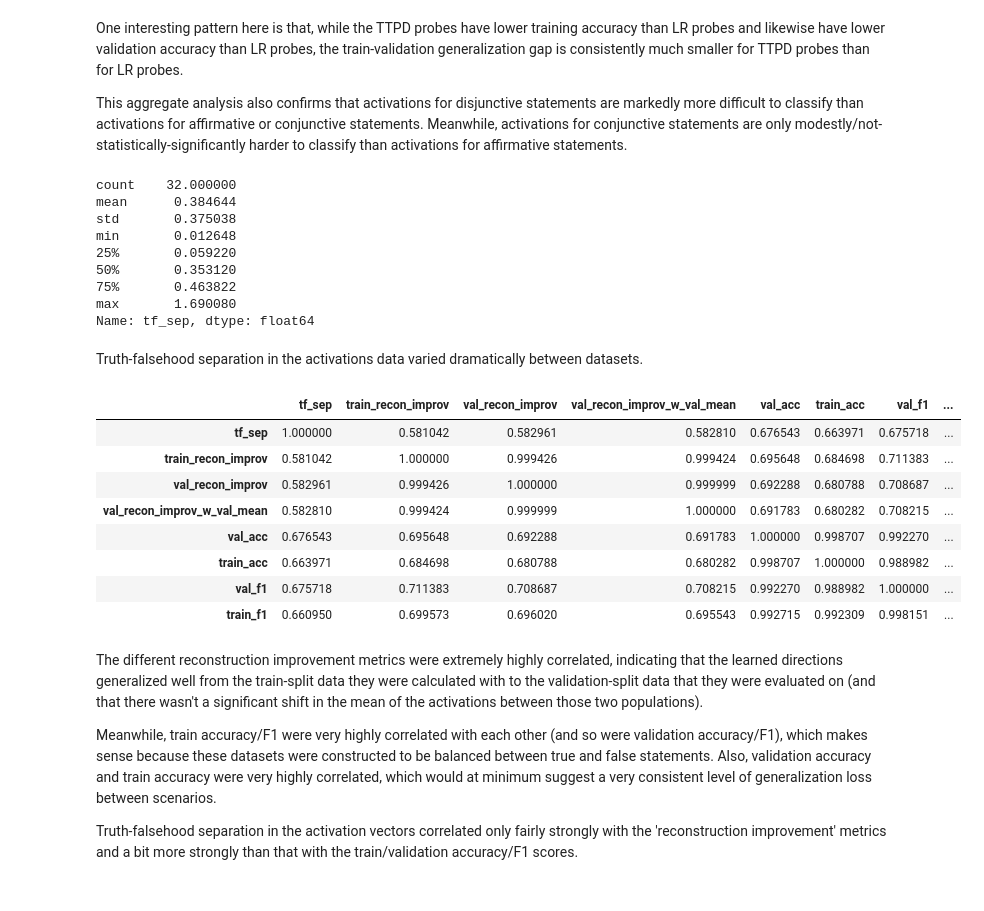
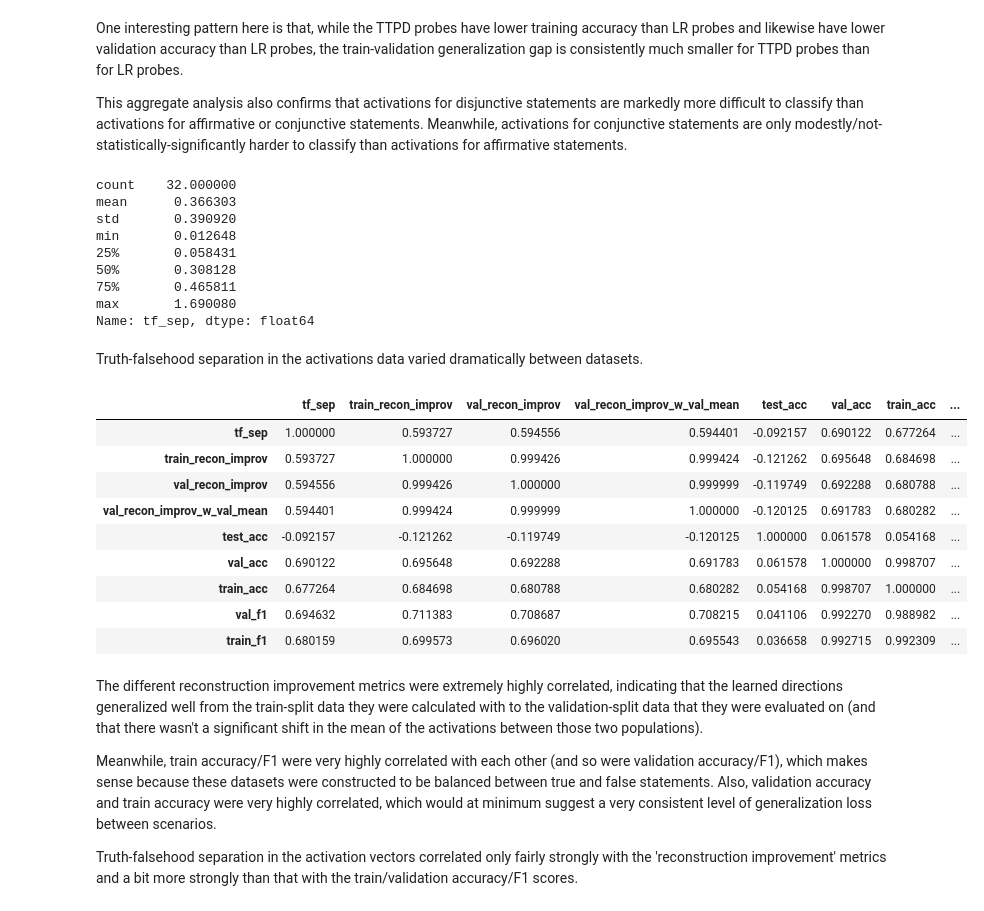
Before and after one commit to BareBeaverBat/TruthIsUniversalInPhi3_5, a Jupyter notebook: analyzing_overall_results.ipynb, the cells around one changed output. Drawn from its saved outputs; the diff is of its cells as text; code cells hidden in the pictures.

```diff
--- a/analyzing_overall_results.ipynb
+++ b/analyzing_overall_results.ipynb
@@ -33,6 +32,7 @@ train_valid_split_specs = load_train_validation_splits()
 data_selector = ActivationsDataSelector(dsets_index_df, train_valid_split_specs)
 dset_idxs_for_6way_topics = data_selector.dset_idxs_for_6way_topics
 idxs_for_other_dsets = data_selector.idxs_for_other_dsets
+dset_record_counts = data_selector.dset_record_counts
 del data_selector
 # %%
 logger.info(f"loading probe-training scenarios from file {train_scenarios_spec_path}")
@@ -231,6 +234,22 @@ def collect_probe_evals(probes_metrics_lst: list[MetricsForDatasetProbes]) -> tu
 
     return ttpd_probe_eval, baseline_probe_eval
 
+def collect_accs_for_selected_test_dsets(test_dset_idxs: list[int] | set[int], metrics_on_dsets_and_splits: dict[int, list[MetricsForDatasetProbes]]
+                                         ) -> tuple[Float[np.ndarray, "n"], Float[np.ndarray, "n"]]:
+    selected_dset_idxs: list[int] = list(test_dset_idxs) if isinstance(test_dset_idxs, set) else test_dset_idxs
+    assert len(selected_dset_idxs) > 0
+    assert all(dset_idx in metrics_on_dsets_and_splits for dset_idx in selected_dset_idxs)
+    n_splits = len(metrics_on_dsets_and_splits[selected_dset_idxs[0]])
+    assert all(len(metrics_on_dsets_and_splits[dset_idx]) == n_splits for dset_idx in selected_dset_idxs[1:])
+    dsets_metrics_lists_to_merge = [metrics_on_dsets_and_splits[dset_idx] for dset_idx in selected_dset_idxs]
+    relevant_test_metrics = [MetricsForDatasetProbes.combine(*[dset_metrics_lst[split_idx] for dset_metrics_lst in dsets_metrics_lists_to_merge])
+                             for split_idx in range(n_splits)]
+    ttpd_metrics, baseline_metrics = collect_probe_evals(relevant_test_metrics)
+
+    return ttpd_metrics.accs, baseline_metrics.accs
+
+
+
 ttpd_probes_train_evals: dict[tuple[int,...], ProbeEvalOnData] = {}
 baseline_probes_train_evals: dict[tuple[int,...], ProbeEvalOnData] = {}
 
@@ -246,6 +265,15 @@ for scenario_id, probes_metrics_on_validation_lst in validation_metrics.items():
     ttpd_val_eval, baseline_val_eval = collect_probe_evals(probes_metrics_on_validation_lst)
     ttpd_probes_val_evals[scenario_id] = ttpd_val_eval
     baseline_probes_val_evals[scenario_id] = baseline_val_eval
+
+ttpd_probes_all_test_accs: dict[tuple[int,...], Float[np.ndarray, "n"]] = {}
+baseline_probes_all_test_accs: dict[tuple[int,...], Float[np.ndarray, "n"]] = {}
+
+for scenario_id, test_dsets_metrics in probes_metrics_on_test_dsets.items():
+    ttpd_all_unseen_accs, baseline_all_unseen_accs = collect_accs_for_selected_test_dsets(
+        set(test_dsets_metrics.keys()), test_dsets_metrics)
+    ttpd_probes_all_test_accs[scenario_id] = ttpd_all_unseen_accs
+    baseline_probes_all_test_accs[scenario_id] = baseline_all_unseen_accs
 # %%
 lyr18_probe_row_dicts: list[dict[str, str | ConfInterval]] = []
 
@@ -253,16 +281,21 @@ lyr18_baseline_linear_probe_row_dicts: list[dict[str, str | ConfInterval]] = []
 
 lyr18_ttpd_probe_to_baseline_linear_probe_row_dicts: list[dict[str, str | ConfInterval]] = []
 
+train_acc_advantages_collector: list[Float[np.ndarray, "_n"]] = []
+val_acc_advantages_collector: list[Float[np.ndarray, "_n"]] = []
+
 for scenario in train_scenarios:
     scenario_id = scenario.scenario_key()
     lyr18_probe_row_dict = {
         "scenario": scenario_labels[scenario_id],
-        "tf_sep": mean([t_f_sep_by_layer_df.at[dset_idx_in_scenario, "Separation after 18"]
-                        for dset_idx_in_scenario in scenario_id]),
+        "tf_sep": sum([t_f_sep_by_layer_df.at[dset_idx_in_scenario, "Separation after 18"]*dset_record_counts[dset_idx_in_scenario]
+                        for dset_idx_in_scenario in scenario_id])
+                  / sum([dset_record_counts[dset_idx_in_scenario] for dset_idx_in_scenario in scenario_id]),
         "train_recon_improv": calc_conf_interval(lyr18_dirs_evals[scenario_id].rel_loss_reducts_on_train),
         "val_recon_improv": calc_conf_interval(lyr18_dirs_evals[scenario_id].rel_loss_reducts_on_validation),
         "val_recon_improv_w_val_mean": calc_conf_interval(
             lyr18_dirs_evals[scenario_id].rel_loss_reducts_on_validation_using_validation_mean),
+        "test_acc": calc_conf_interval(ttpd_probes_all_test_accs[scenario_id]),
         "val_acc": calc_conf_interval(ttpd_probes_val_evals[scenario_id].accs),
         "val_f1": calc_conf_interval(ttpd_probes_val_evals[scenario_id].f1s),
         "val_brier": calc_conf_interval(ttpd_probes_val_evals[scenario_id].briers),
@@ -276,6 +309,7 @@ for scenario in train_scenarios:
 
     lyr18_baseline_linear_probe_row_dict = {
         "scenario": scenario_labels[scenario_id],
+        "test_acc": calc_conf_interval(baseline_probes_all_test_accs[scenario_id]),
         "val_acc": calc_conf_interval(baseline_probes_val_evals[scenario_id].accs),
         "val_f1": calc_conf_interval(baseline_probes_val_evals[scenario_id].f1s),
         "val_brier": calc_conf_interval(baseline_probes_val_evals[scenario_id].briers),
@@ -289,8 +323,8 @@ for scenario in train_scenarios:
 
     lyr18_ttpd_probe_to_baseline_linear_probe_row_dicts.append({
         "scenario": scenario_labels[scenario_id],
-        "val_acc": calc_conf_interval(
-            ttpd_probes_val_evals[scenario_id].accs - baseline_probes_val_evals[scenario_id].accs),
+        "test_acc": calc_conf_interval(ttpd_probes_all_test_accs[scenario_id] - baseline_probes_all_test_accs[scenario_id]),
+        "val_acc": calc_conf_interval(ttpd_probes_val_evals[scenario_id].accs - baseline_probes_val_evals[scenario_id].accs),
         "val_f1": calc_conf_interval(ttpd_probes_val_evals[scenario_id].f1s - baseline_probes_val_evals[scenario_id].f1s),
         "val_brier": calc_conf_interval(baseline_probes_val_evals[scenario_id].briers - ttpd_probes_val_evals[scenario_id].briers),
         "val_soft_f1": calc_conf_interval(ttpd_probes_val_evals[scenario_id].soft_f1s - baseline_probes_val_evals[scenario_id].soft_f1s),
@@ -299,6 +333,9 @@ for scenario in train_scenarios:
         "train_brier": calc_conf_interval(baseline_probes_train_evals[scenario_id].briers - ttpd_probes_train_evals[scenario_id].briers),
         "train_soft_f1": calc_conf_interval(ttpd_probes_train_evals[scenario_id].soft_f1s - baseline_probes_train_evals[scenario_id].soft_f1s),
     })
+    train_acc_advantages_collector.append(ttpd_probes_train_evals[scenario_id].accs - baseline_probes_train_evals[scenario_id].accs)
+    val_acc_advantages_collector.append(ttpd_probes_val_evals[scenario_id].accs - baseline_probes_val_evals[scenario_id].accs)
+
 
 ttpd_eval_except_test_df = pd.DataFrame(lyr18_probe_row_dicts)
 
@@ -433,31 +577,32 @@ This aggregate analysis also confirms that activations for disjunctive statement
 ttpd_eval_except_test_df['tf_sep'].describe()
 # %% [output]
 count    32.000000
-mean      0.384644
-std       0.375038
+mean      0.366303
+std       0.390920
 min       0.012648
-25%       0.059220
-50%       0.353120
-75%       0.463822
+25%       0.058431
+50%       0.308128
+75%       0.465811
 max       1.690080
 Name: tf_sep, dtype: float64
 # %% [markdown]
 Truth-falsehood separation in the activations data varied dramatically between datasets.
 # %%
-t_p_dirs_stats_means = ttpd_eval_except_test_df[['train_recon_improv', 'val_recon_improv', 'val_recon_improv_w_val_mean', "val_acc",
+t_p_dirs_stats_means = ttpd_eval_except_test_df[['train_recon_improv', 'val_recon_improv', 'val_recon_improv_w_val_mean', "test_acc", "val_acc",
                                                  "train_acc", "val_f1", "train_f1"]].map(mean_from_conf_interval)
 t_p_dirs_stats_means.insert(0, 'tf_sep', ttpd_eval_except_test_df['tf_sep'])
 (t_f_sep_and_t_p_dirs_correlations:= t_p_dirs_stats_means.corr())
 # %% [output]
-|  | tf_sep | train_recon_improv | val_recon_improv | val_recon_improv_w_val_mean | val_acc | train_acc | val_f1 | ... |
-| tf_sep | 1.000000 | 0.581042 | 0.582961 | 0.582810 | 0.676543 | 0.663971 | 0.675718 | ... |
-| train_recon_improv | 0.581042 | 1.000000 | 0.999426 | 0.999424 | 0.695648 | 0.684698 | 0.711383 | ... |
-| val_recon_improv | 0.582961 | 0.999426 | 1.000000 | 0.999999 | 0.692288 | 0.680788 | 0.708687 | ... |
-| val_recon_improv_w_val_mean | 0.582810 | 0.999424 | 0.999999 | 1.000000 | 0.691783 | 0.680282 | 0.708215 | ... |
-| val_acc | 0.676543 | 0.695648 | 0.692288 | 0.691783 | 1.000000 | 0.998707 | 0.992270 | ... |
-| train_acc | 0.663971 | 0.684698 | 0.680788 | 0.680282 | 0.998707 | 1.000000 | 0.988982 | ... |
-| val_f1 | 0.675718 | 0.711383 | 0.708687 | 0.708215 | 0.992270 | 0.988982 | 1.000000 | ... |
-| train_f1 | 0.660950 | 0.699573 | 0.696020 | 0.695543 | 0.992715 | 0.992309 | 0.998151 | ... |
+|  | tf_sep | train_recon_improv | val_recon_improv | val_recon_improv_w_val_mean | test_acc | val_acc | train_acc | ... |
+| tf_sep | 1.000000 | 0.593727 | 0.594556 | 0.594401 | -0.092157 | 0.690122 | 0.677264 | ... |
+| train_recon_improv | 0.593727 | 1.000000 | 0.999426 | 0.999424 | -0.121262 | 0.695648 | 0.684698 | ... |
+| val_recon_improv | 0.594556 | 0.999426 | 1.000000 | 0.999999 | -0.119749 | 0.692288 | 0.680788 | ... |
+| val_recon_improv_w_val_mean | 0.594401 | 0.999424 | 0.999999 | 1.000000 | -0.120125 | 0.691783 | 0.680282 | ... |
+| test_acc | -0.092157 | -0.121262 | -0.119749 | -0.120125 | 1.000000 | 0.061578 | 0.054168 | ... |
+| val_acc | 0.690122 | 0.695648 | 0.692288 | 0.691783 | 0.061578 | 1.000000 | 0.998707 | ... |
+| train_acc | 0.677264 | 0.684698 | 0.680788 | 0.680282 | 0.054168 | 0.998707 | 1.000000 | ... |
+| val_f1 | 0.694632 | 0.711383 | 0.708687 | 0.708215 | 0.041106 | 0.992270 | 0.988982 | ... |
+| train_f1 | 0.680159 | 0.699573 | 0.696020 | 0.695543 | 0.036658 | 0.992715 | 0.992309 | ... |
 # %% [markdown]
 The different reconstruction improvement metrics were extremely highly correlated, indicating that the learned directions generalized well from the train-split data they were calculated with to the validation-split data that they were evaluated on (and that there wasn't a significant shift in the mean of the activations between those two populations).
 
```
Also changed, not shown: parts of 18 cells of this notebook, 3 other files.
